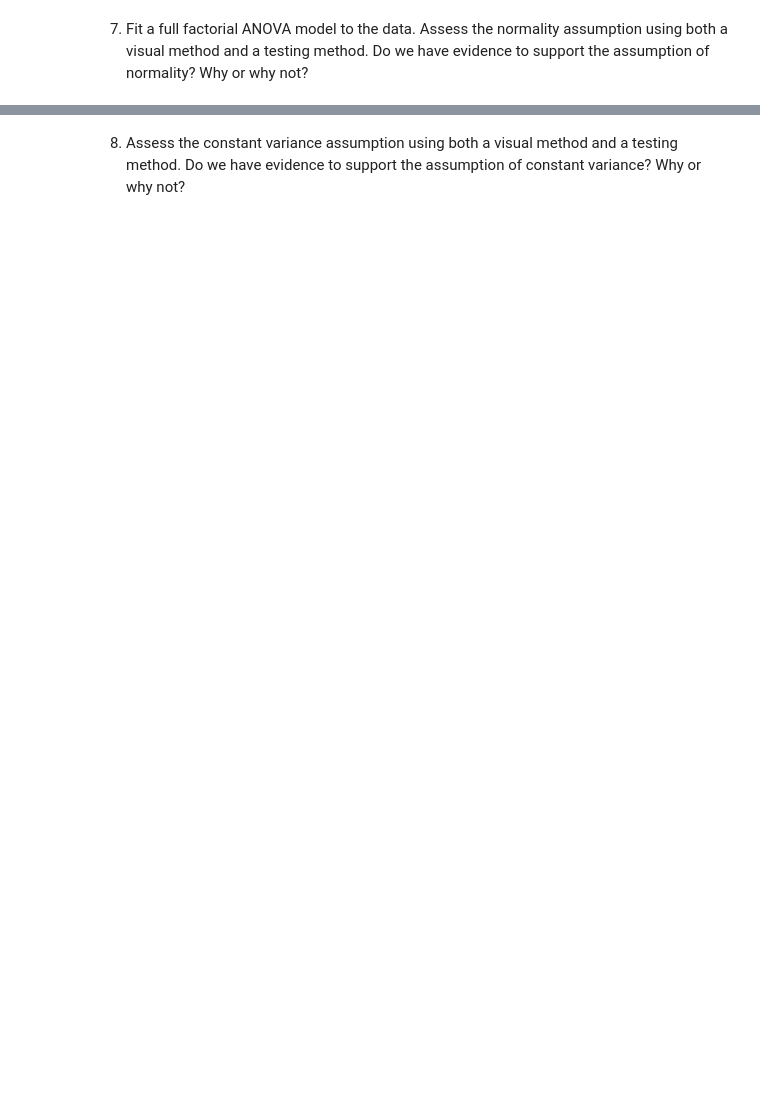
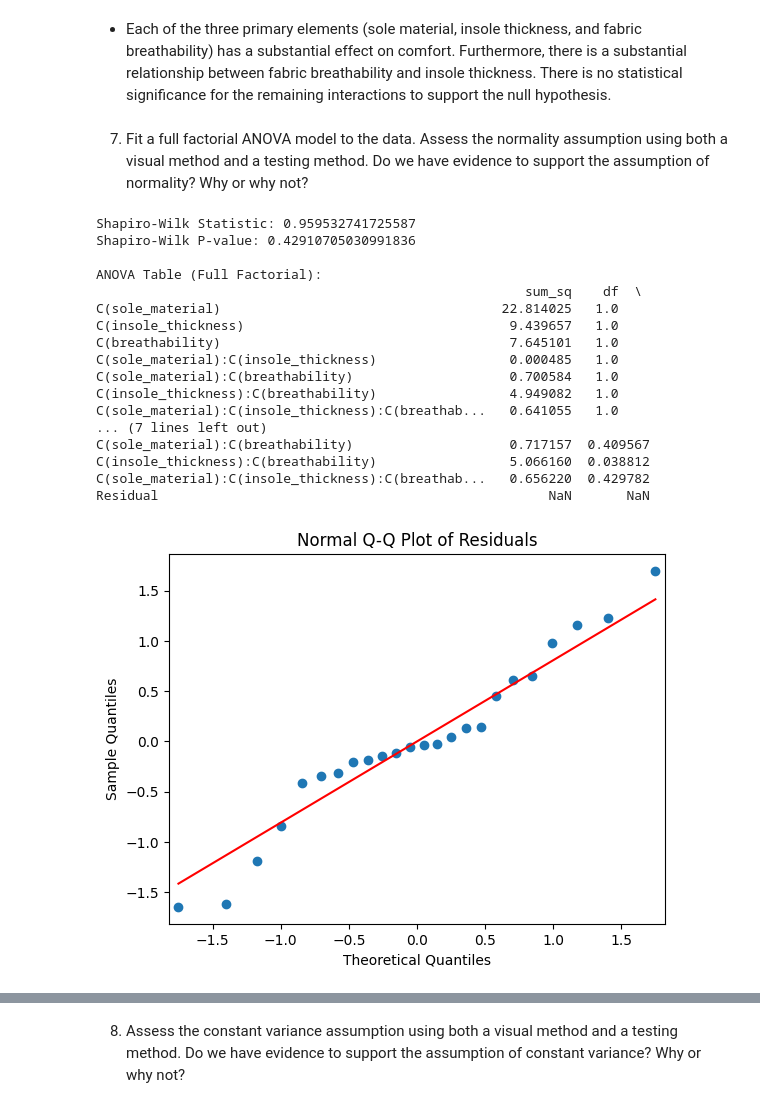
Before and after one commit to cmuriithi/STAT-7220-Applied-Experimental-Design, a Jupyter notebook: Assignments/HW3/STAT-7220-HW3.ipynb, the cells around one changed output, grey strips where cells are left out. Cells and saved outputs as stored; diff of their text form; code cells hidden in the pictures; blank space fills up the shorter version.

```diff
--- a/Assignments/HW3/STAT-7220-HW3.ipynb
+++ b/Assignments/HW3/STAT-7220-HW3.ipynb
@@ -116,4 +200,52 @@ print(f"📂 Changed directory to: {os.getcwd()}")
+# %% [markdown]
+- Each of the three primary elements (sole material, insole thickness, and fabric breathability) has a substantial effect on comfort. Furthermore, there is a substantial relationship between fabric breathability and insole thickness. There is no statistical significance for the remaining interactions to support the null hypothesis.
 # %% [markdown]
 7.  Fit a full factorial ANOVA model to the data. Assess the normality assumption using both a visual method and a testing method. Do we have evidence to support the assumption of normality? Why or why not?
 # %%
 ## Question 7 Code ##
+
+import pandas as pd
+import statsmodels.api as sm
+from statsmodels.formula.api import ols
+import scipy.stats as stats
+import matplotlib.pyplot as plt
+
+# Fit the full factorial model (all interactions)
+shoe_model = ols('comfort ~ C(sole_material) * C(insole_thickness) * C(breathability)', data=shoe).fit()
+
+# Extract residuals
+residuals = shoe_model.resid
+
+# Q-Q Plot
+fig = sm.qqplot(residuals, line='s')
+plt.title('Normal Q-Q Plot of Residuals')
+plt.savefig('residual_qqplot.png')
+
+# Shapiro-Wilk Test
+shapiro_stat, shapiro_p = stats.shapiro(residuals)
+
+print(f"Shapiro-Wilk Statistic: {shapiro_stat}")
+print(f"Shapiro-Wilk P-value: {shapiro_p}")
+
+# ANOVA summary
+print("\nANOVA Table (Full Factorial):")
+print(sm.stats.anova_lm(shoe_model, typ=2))
+# %% [output]
+Shapiro-Wilk Statistic: 0.959532741725587
+Shapiro-Wilk P-value: 0.42910705030991836
+
+ANOVA Table (Full Factorial):
+                                                       sum_sq    df  \
+C(sole_material)                                    22.814025   1.0
+C(insole_thickness)                                  9.439657   1.0
+C(breathability)                                     7.645101   1.0
+C(sole_material):C(insole_thickness)                 0.000485   1.0
+C(sole_material):C(breathability)                    0.700584   1.0
+C(insole_thickness):C(breathability)                 4.949082   1.0
+C(sole_material):C(insole_thickness):C(breathab...   0.641055   1.0
+... (7 lines left out)
+C(sole_material):C(breathability)                    0.717157  0.409567
+C(insole_thickness):C(breathability)                 5.066160  0.038812
+C(sole_material):C(insole_thickness):C(breathab...   0.656220  0.429782
+Residual                                                  NaN       NaN
+[figure, added]
```
Also changed, not shown: parts of 11 cells of this notebook.
